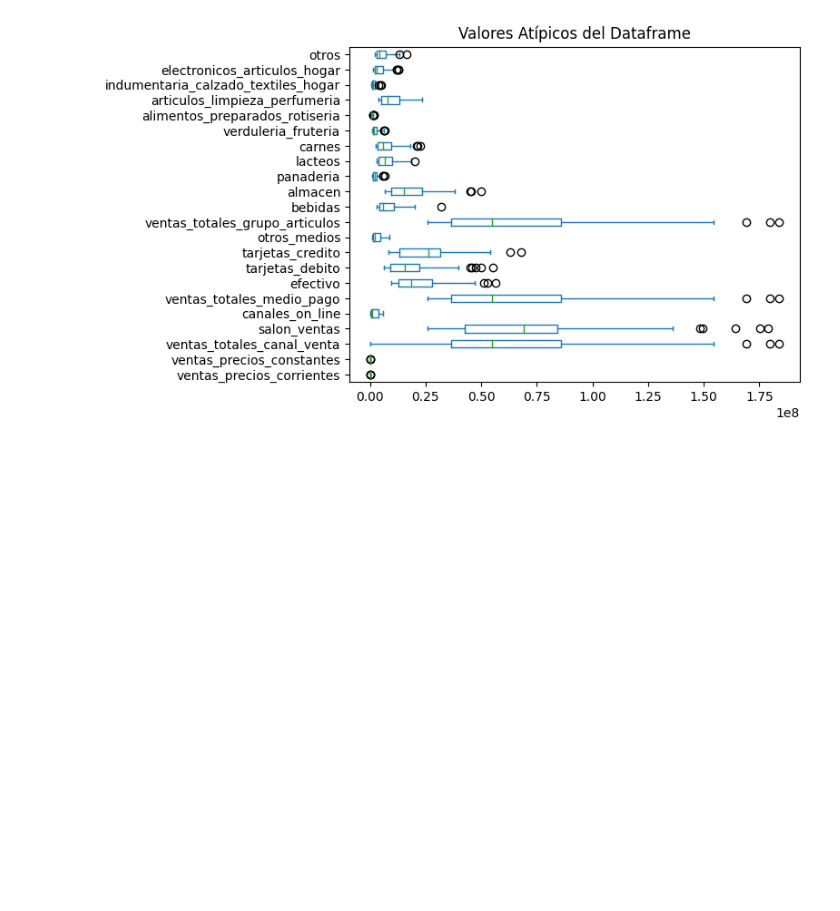
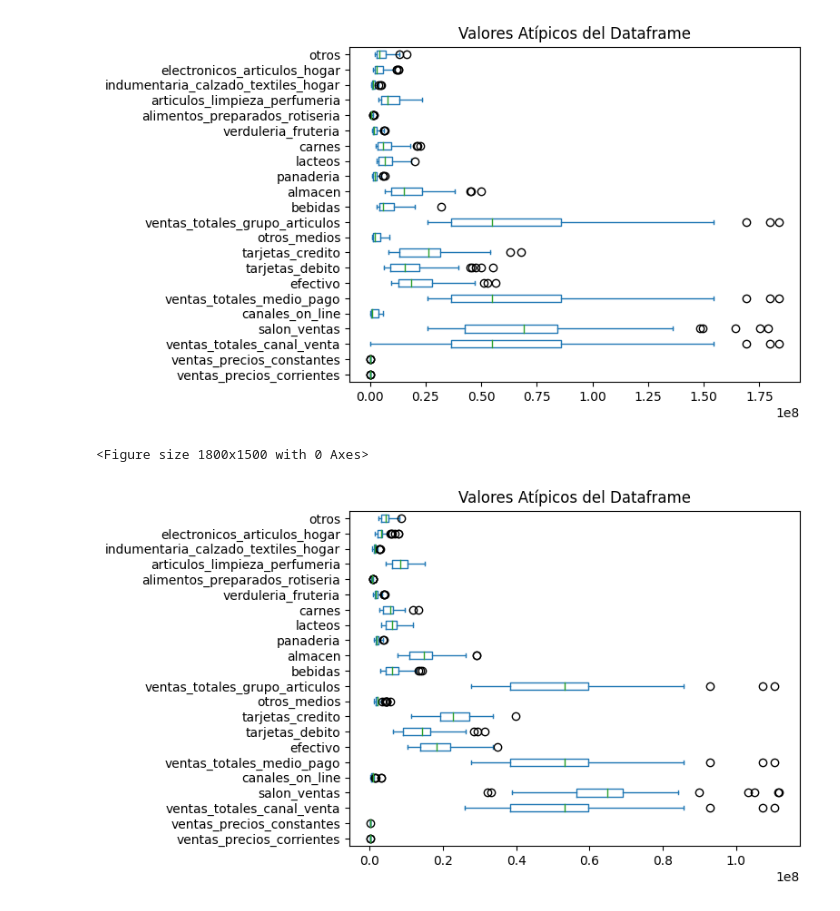
Before and after one commit to DiegowAngel/Valores-At-picos, a Jupyter notebook: Valores_Atipicos.ipynb, the cells around one changed output. Cells and saved outputs as stored; diff of their text form; code cells hidden in the pictures; blank space fills up the shorter version.

```diff
--- a/Valores_Atipicos.ipynb
+++ b/Valores_Atipicos.ipynb
@@ -76,8 +76,8 @@ plt.show() #dibujamos el diagrama
 # %%
 # Aplicamos Desviación Estándar
 y= cuant
-Lim_Sup= y.mean() + 2*y.std()
-Lim_Inf= y.mean() - 2*y.std()
+Lim_Sup= y.mean() + 1*y.std()
+Lim_Inf= y.mean() - 1*y.std()
 print("Limite superior permitido", Lim_Sup)
 print("Limite inferior permitido", Lim_Inf)
 # %%
@@ -92,6 +92,15 @@ data_f
 # %%
 val_n=data_f.isnull().sum()
 val_n
+# %%
+# Graficamos una última vez
+fig = plt.figure(figsize =(18, 15))
+data_f.plot(kind='box', vert=False)
+plt.title("Valores Atípicos del Dataframe")
+plt.show()
+# %% [output]
+<Figure size 1800x1500 with 0 Axes>
+[figure, added]
 # %%
 # Por último se unen los nuevos datos limpiados, con las variables cualitativas
 dt_F = pd.concat([cuali, data_f], axis=1)
```
